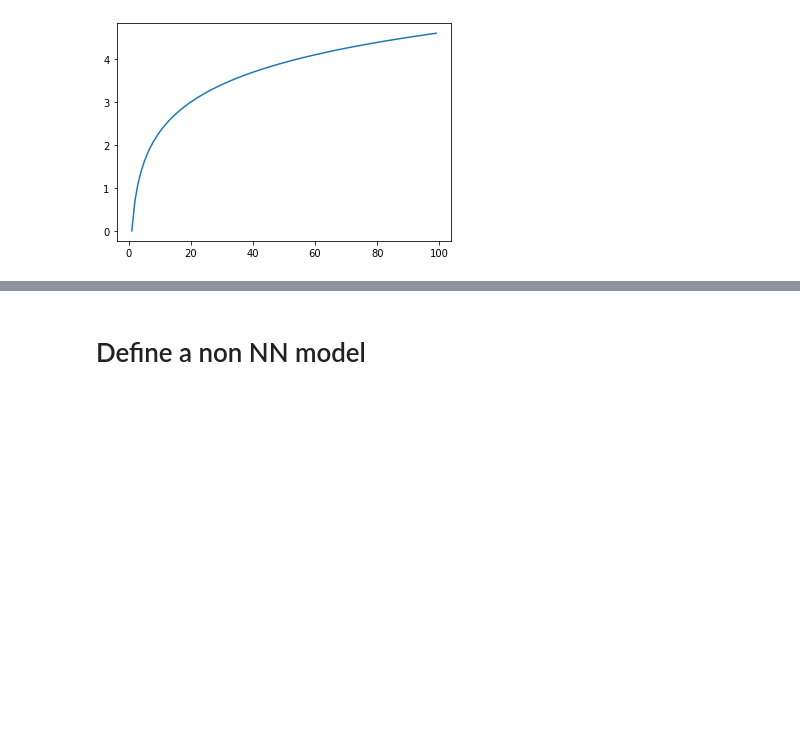
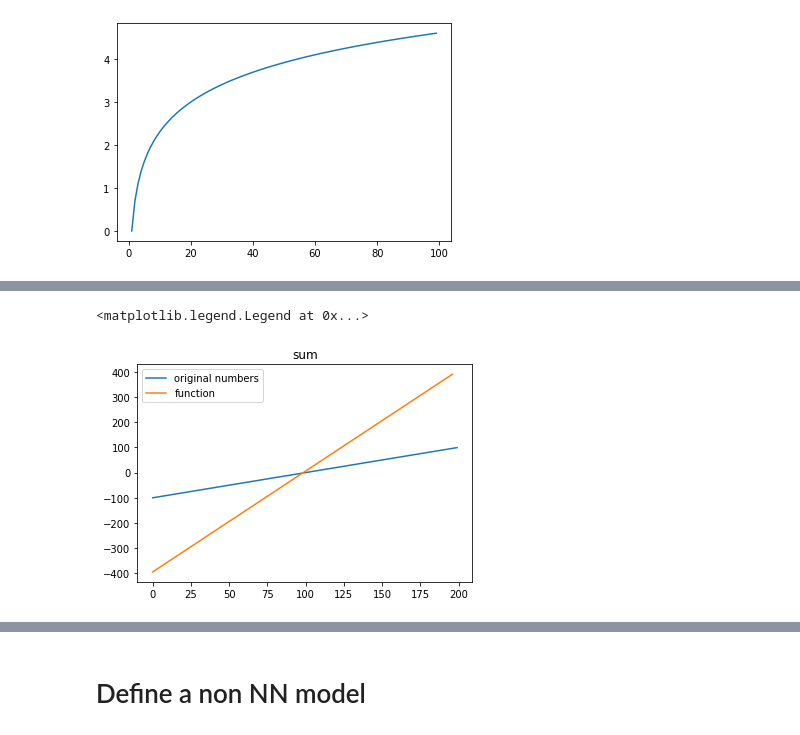
Before and after one commit to jonhilgart22/model-bias-experiments, a Jupyter notebook: notebooks/mnist_model_experiments.ipynb, the cells around one changed output, grey strips where cells are left out. Saved outputs shown, nothing was run; the diff lists cells and outputs as text; code cells hidden in the pictures; blank space fills up the shorter version.

```diff
--- a/notebooks/mnist_model_experiments.ipynb
+++ b/notebooks/mnist_model_experiments.ipynb
@@ -197,0 +221,8 @@ len(custom_math_functions.mf_convolve([10,2,3,4,34324,24,234,342,342,43,43]))
+# %%
+plt.title('sum')
+plt.plot(TEST_NUMBERS, label='original numbers')
+plt.plot(custom_math_functions.mf_sum(TEST_NUMBERS), label='function')
+plt.legend()
+# %% [output]
+<matplotlib.legend.Legend at 0x...>
+[figure, added]
```
Also changed, not shown: parts of 90 cells of this notebook, 1 other file.
